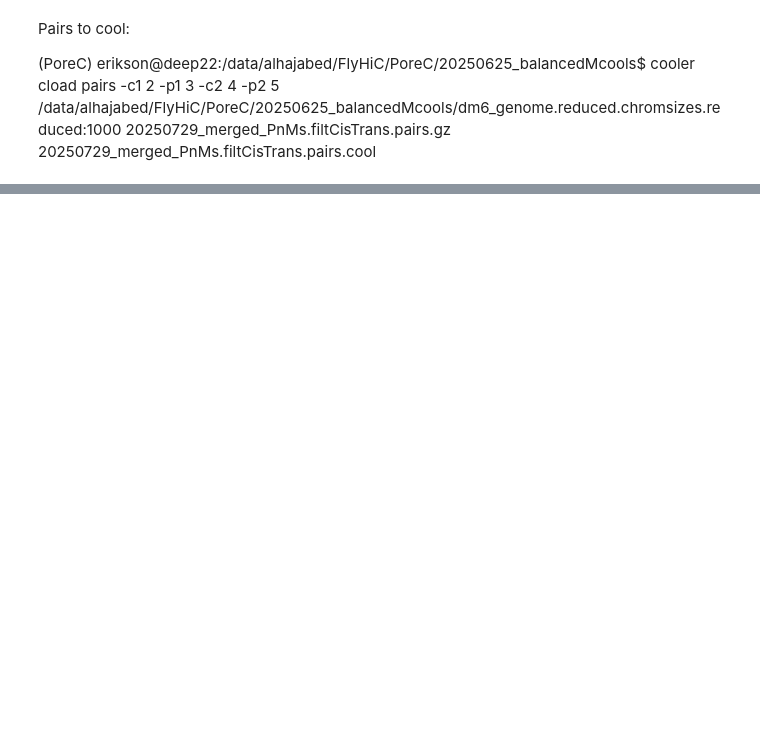
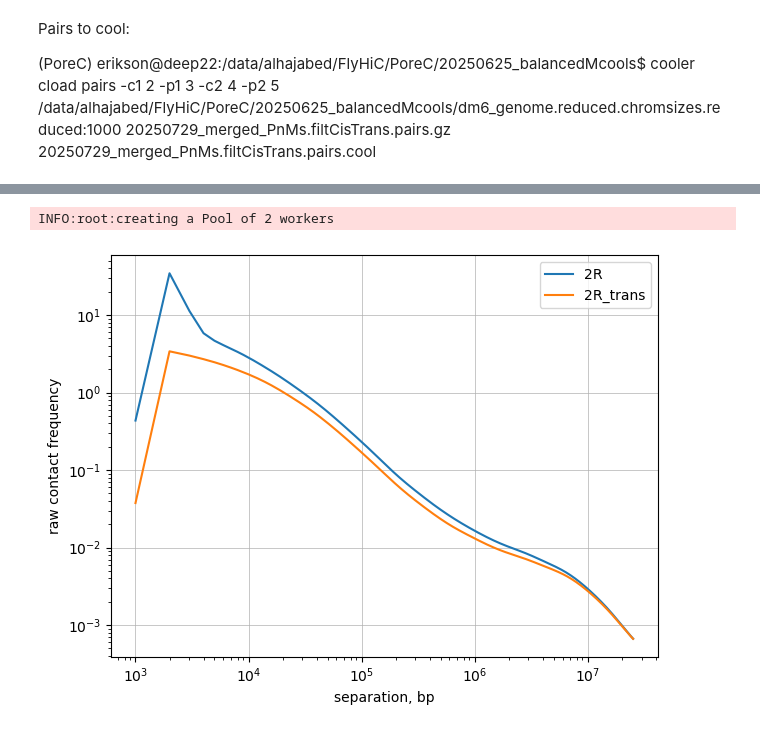
Before and after one commit to gerikson/20250625_PoreC_Jumana, a Jupyter notebook: 20250728_mergedPairs.ipynb, the cells around one changed output, grey strips where cells are left out. Drawn from its saved outputs; the diff is of its cells as text; code cells hidden in the pictures; blank space fills up the shorter version.

```diff
--- a/20250728_mergedPairs.ipynb
+++ b/20250728_mergedPairs.ipynb
@@ -172,0 +174,39 @@ KeyError: 'balanced.avg.smoothed'
+# %%
+chromsizes_path = "/data/alhajabed/FlyHiC/PoreC/20250625_balancedMcools/dm6_genome.reduced.chromsizes.reduced"
+chromsizes = pd.read_csv(chromsizes_path, sep="\t", header=None, names=["chrom", "size"])
+
+clr = cooler.Cooler("/data/alhajabed/FlyHiC/PoreC/20250625_balancedMcools/20250729_merged_PnMs.filtCisTrans.pairs.cool")
+
+# compute P(s) curves
+cvd_smooth_agg = cooltools.expected_cis(
+    clr=clr,
+    view_df=None,
+    smooth=True,
+    aggregate_smoothed=True,
+    smooth_sigma=0.1,
+    nproc=2,
+    clr_weight_name=None
+)
+
+# Plot raw (unbalanced) average only for 2R and 3R
+fig, ax = plt.subplots(1, 1)
+
+for region in ['2R', '2R_trans']:
+    region_data = cvd_smooth_agg[cvd_smooth_agg['region1'] == region]
+    ax.loglog(
+        region_data['dist_bp'],
+        region_data['count.avg.smoothed'],  # ← for unbalanced data
+        label=region
+    )
+
+ax.set(
+    xlabel='separation, bp',
+    ylabel='raw contact frequency'
+)
+ax.set_aspect('auto')  # relaxed aspect for better plotting
+ax.grid(True, lw=0.5)
+ax.legend(loc='upper right')
+plt.tight_layout()
+# %% [output]
+INFO:root:creating a Pool of 2 workers
+[figure, added]
```
Also changed, not shown: parts of 7 cells of this notebook, 1 other file.
